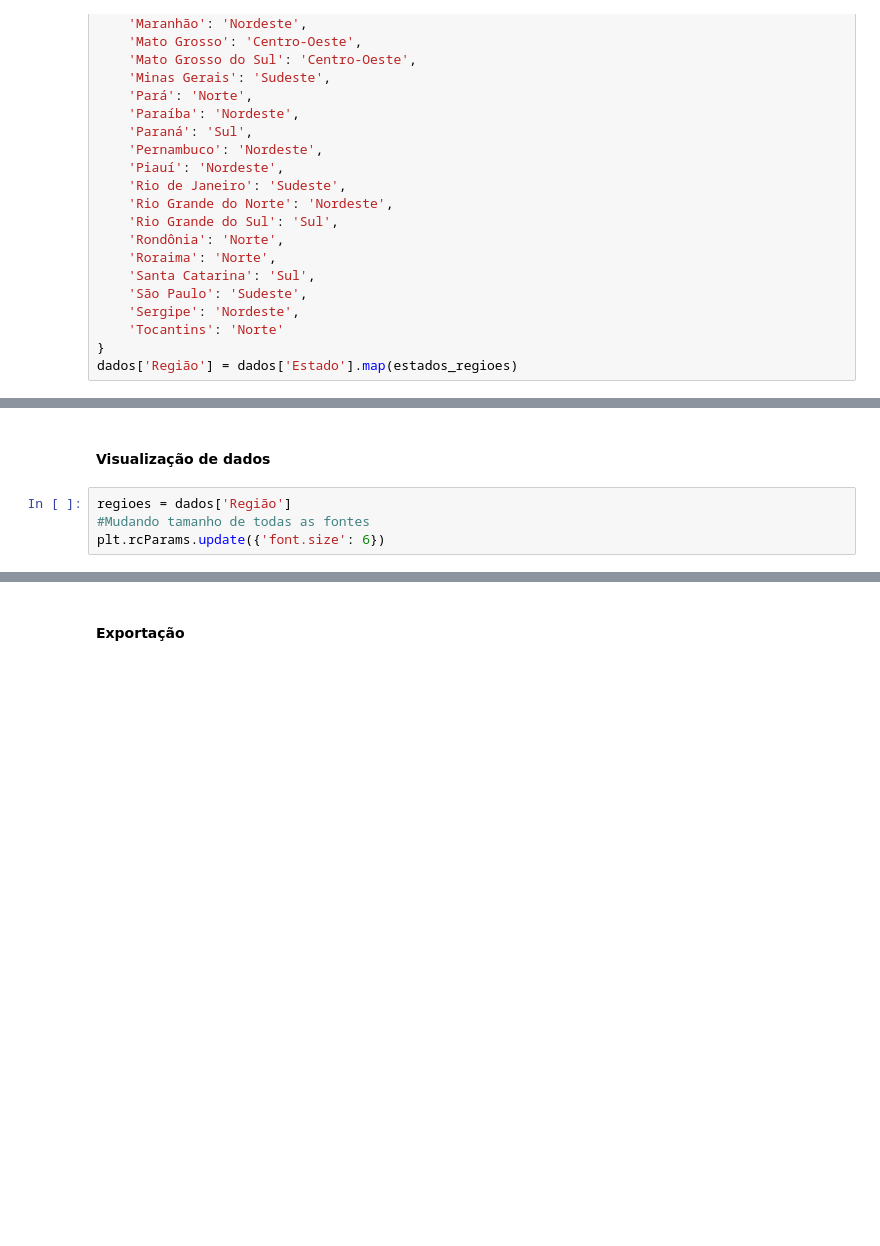
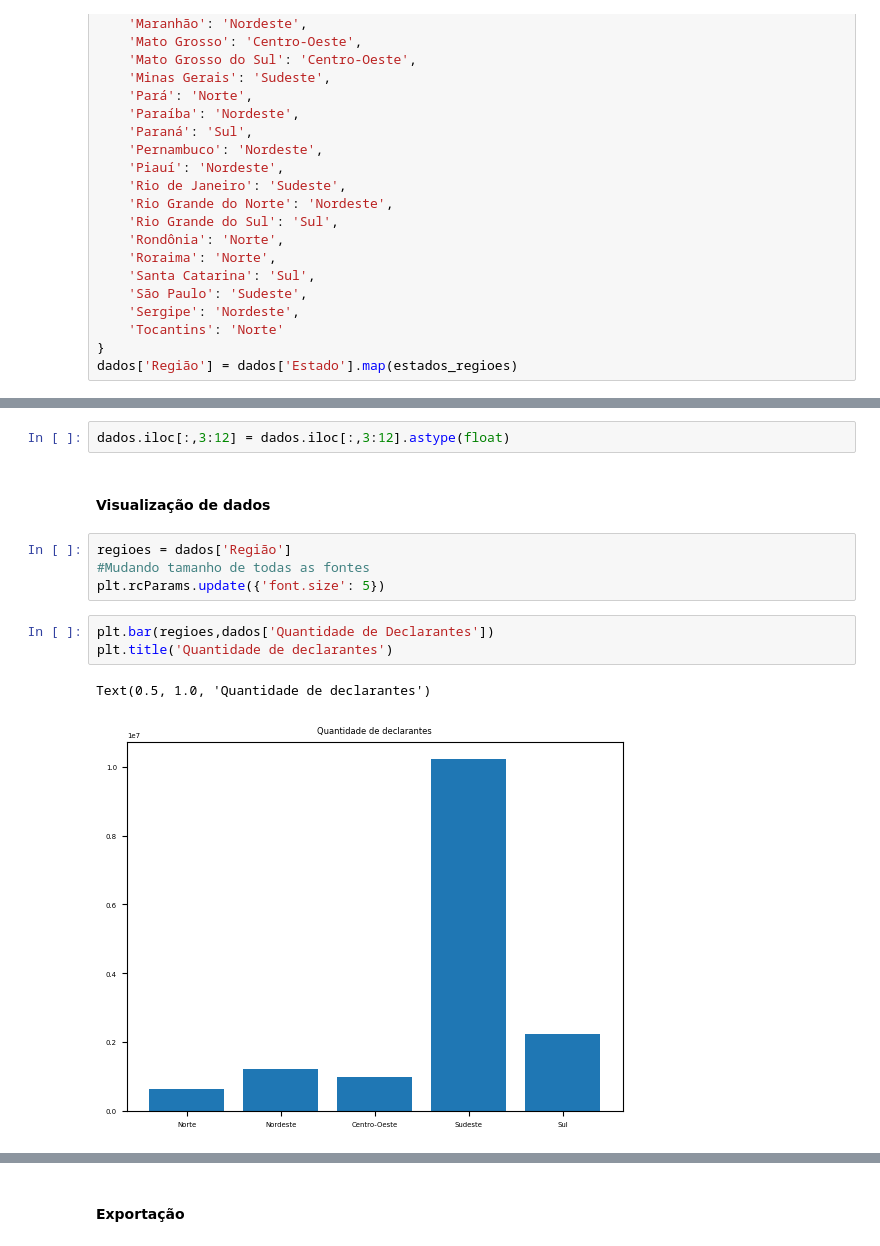
Before and after one commit to SillvioDaniel/imposto_estados, a Jupyter notebook: imposto.ipynb, the cells around one changed output, grey strips where cells are left out. Drawn from its saved outputs; the diff is of its cells as text; blank space fills up the shorter version.

```diff
--- a/imposto.ipynb
+++ b/imposto.ipynb
@@ -189,9 +192,17 @@ dados
+# %%
+dados.iloc[:,3:12] = dados.iloc[:,3:12].astype(float)
 # %% [markdown]
 #### Visualização de dados
 # %%
 regioes = dados['Região']
 #Mudando tamanho de todas as fontes
-plt.rcParams.update({'font.size': 6})
+plt.rcParams.update({'font.size': 5})
+# %%
+plt.bar(regioes,dados['Quantidade de Declarantes'])
+plt.title('Quantidade de declarantes')
+# %% [output]
+Text(0.5, 1.0, 'Quantidade de declarantes')
+[figure, added]
 # %%
 figure, axis = plt.subplots(2, 2)
 
```
Also changed, not shown: parts of 4 cells of this notebook, 1 other file.
